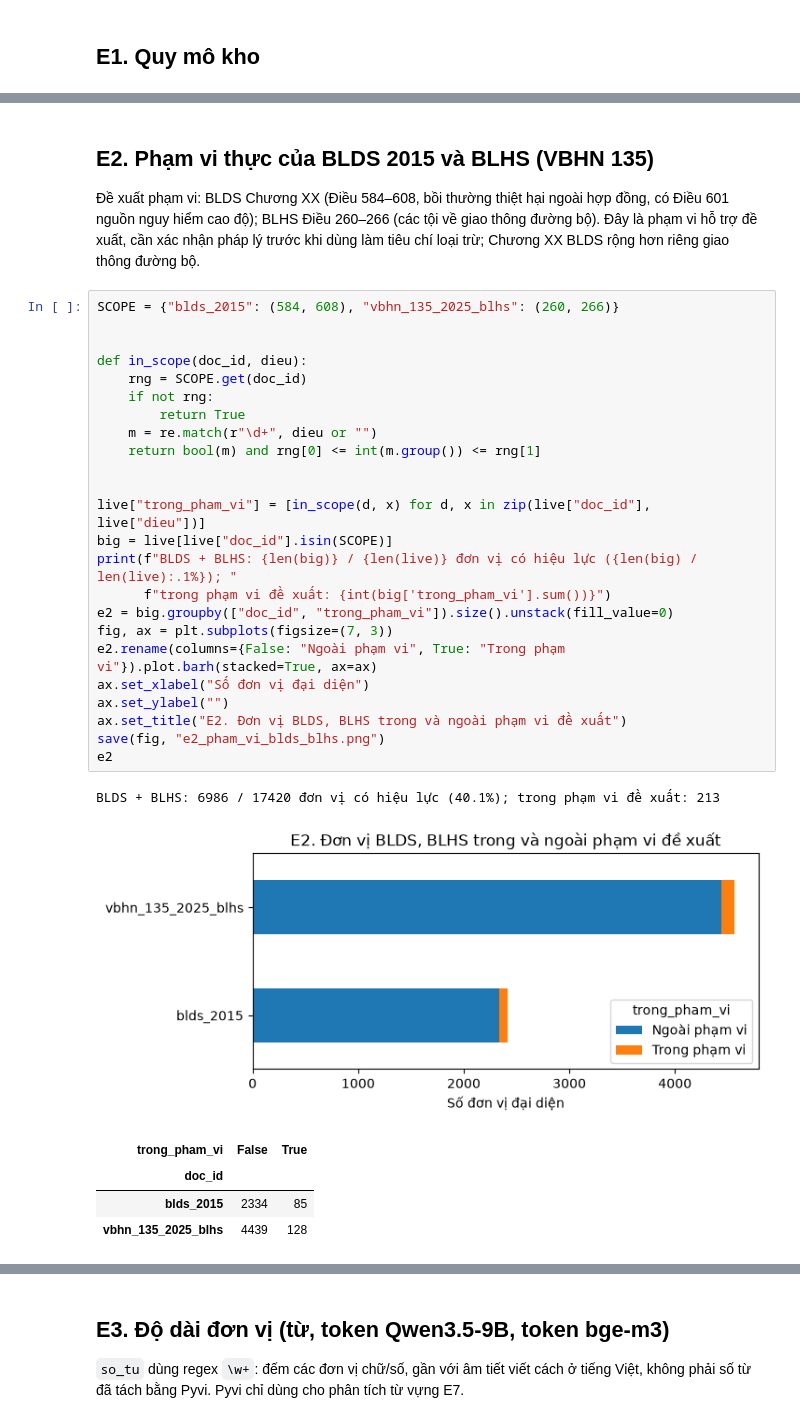
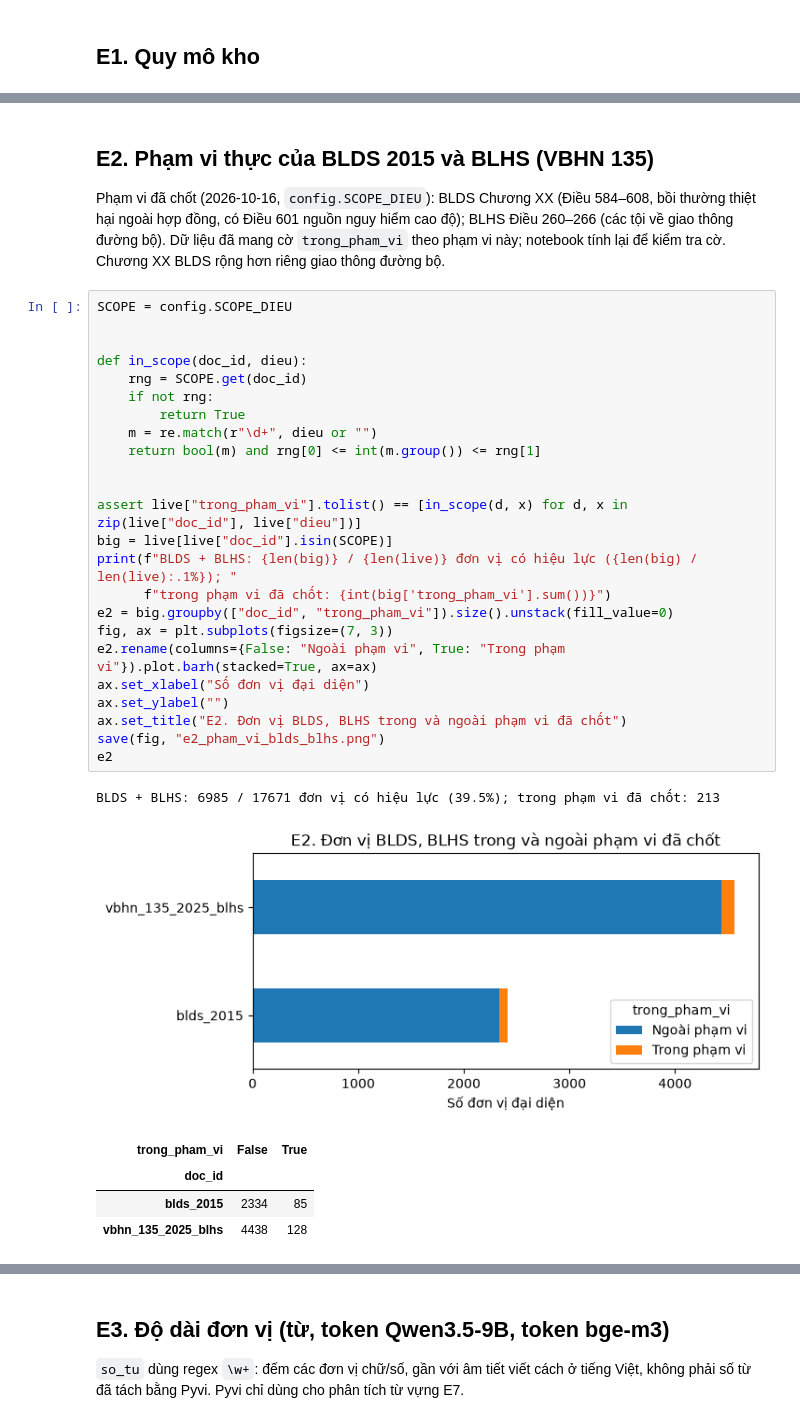
Before and after one commit to chungnguyenvp/DAT301m, a Jupyter notebook: notebooks/01_eda_kho_luat.ipynb, the cells around one changed output, grey strips where cells are left out. Saved outputs shown, nothing was run; the diff lists cells and outputs as text.

```diff
--- a/notebooks/01_eda_kho_luat.ipynb
+++ b/notebooks/01_eda_kho_luat.ipynb
@@ -157,40 +157,40 @@ Văn bản sửa đổi: 9 văn bản, 1051 đơn vị của chính văn bản
 # %% [markdown]
 ## E2. Phạm vi thực của BLDS 2015 và BLHS (VBHN 135)
 
-Đề xuất phạm vi: BLDS Chương XX (Điều 584–608, bồi thường thiệt hại ngoài hợp đồng, có Điều 601 nguồn nguy hiểm cao độ);
-BLHS Điều 260–266 (các tội về giao thông đường bộ). Đây là phạm vi hỗ trợ đề xuất, cần xác nhận pháp lý
-trước khi dùng làm tiêu chí loại trừ; Chương XX BLDS rộng hơn riêng giao thông đường bộ.
+Phạm vi đã chốt (2026-10-16, `config.SCOPE_DIEU`): BLDS Chương XX (Điều 584–608, bồi thường thiệt hại ngoài hợp đồng,
+có Điều 601 nguồn nguy hiểm cao độ); BLHS Điều 260–266 (các tội về giao thông đường bộ). Dữ liệu đã mang cờ
+`trong_pham_vi` theo phạm vi này; notebook tính lại để kiểm tra cờ. Chương XX BLDS rộng hơn riêng giao thông đường bộ.
 # %%
-SCOPE = {"blds_2015": (584, 608), "vbhn_135_2025_blhs": (260, 266)}
+SCOPE = config.SCOPE_DIEU
 
 
 def in_scope(doc_id, dieu):
     rng = SCOPE.get(doc_id)
     if not rng:
         return True
     m = re.match(r"\d+", dieu or "")
     return bool(m) and rng[0] <= int(m.group()) <= rng[1]
 
 
-live["trong_pham_vi"] = [in_scope(d, x) for d, x in zip(live["doc_id"], live["dieu"])]
+assert live["trong_pham_vi"].tolist() == [in_scope(d, x) for d, x in zip(live["doc_id"], live["dieu"])]
 big = live[live["doc_id"].isin(SCOPE)]
 print(f"BLDS + BLHS: {len(big)} / {len(live)} đơn vị có hiệu lực ({len(big) / len(live):.1%}); "
-      f"trong phạm vi đề xuất: {int(big['trong_pham_vi'].sum())}")
+      f"trong phạm vi đã chốt: {int(big['trong_pham_vi'].sum())}")
 e2 = big.groupby(["doc_id", "trong_pham_vi"]).size().unstack(fill_value=0)
 fig, ax = plt.subplots(figsize=(7, 3))
 e2.rename(columns={False: "Ngoài phạm vi", True: "Trong phạm vi"}).plot.barh(stacked=True, ax=ax)
 ax.set_xlabel("Số đơn vị đại diện")
 ax.set_ylabel("")
-ax.set_title("E2. Đơn vị BLDS, BLHS trong và ngoài phạm vi đề xuất")
+ax.set_title("E2. Đơn vị BLDS, BLHS trong và ngoài phạm vi đã chốt")
 save(fig, "e2_pham_vi_blds_blhs.png")
 e2
 # %% [output]
-BLDS + BLHS: 6986 / 17420 đơn vị có hiệu lực (40.1%); trong phạm vi đề xuất: 213
+BLDS + BLHS: 6985 / 17671 đơn vị có hiệu lực (39.5%); trong phạm vi đã chốt: 213
 [figure]
 | trong_pham_vi | False | True |
 | doc_id |  |  |
 | blds_2015 | 2334 | 85 |
-| vbhn_135_2025_blhs | 4439 | 128 |
+| vbhn_135_2025_blhs | 4438 | 128 |
 # %%
 check = big[(big["level"] == "dieu")]
 check = check[[(SCOPE[d][0] - 5) <= int(re.match(r"\d+", x).group()) <= (SCOPE[d][1] + 5)
```
Also changed, not shown: parts of 30 cells of this notebook, 15 other files.
